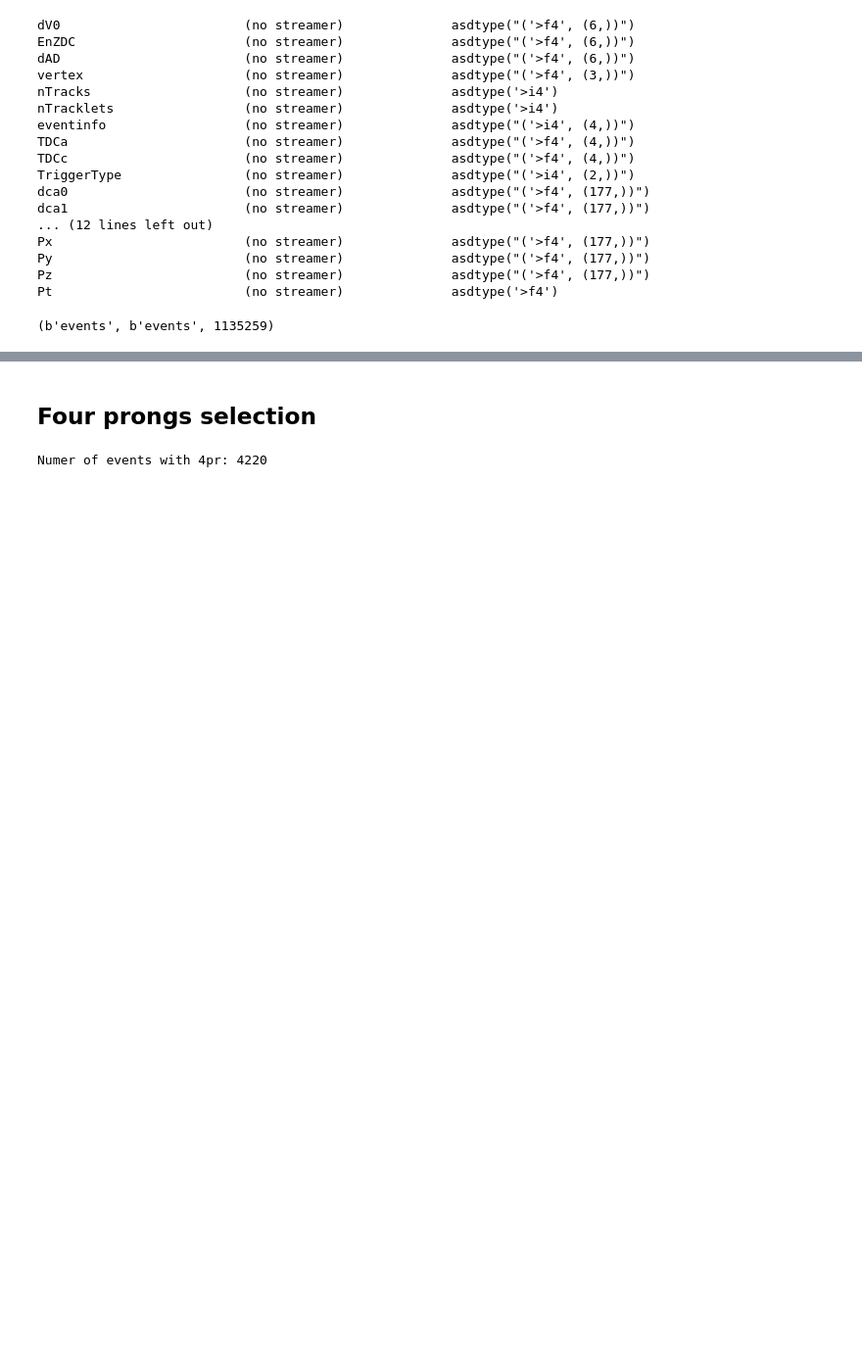
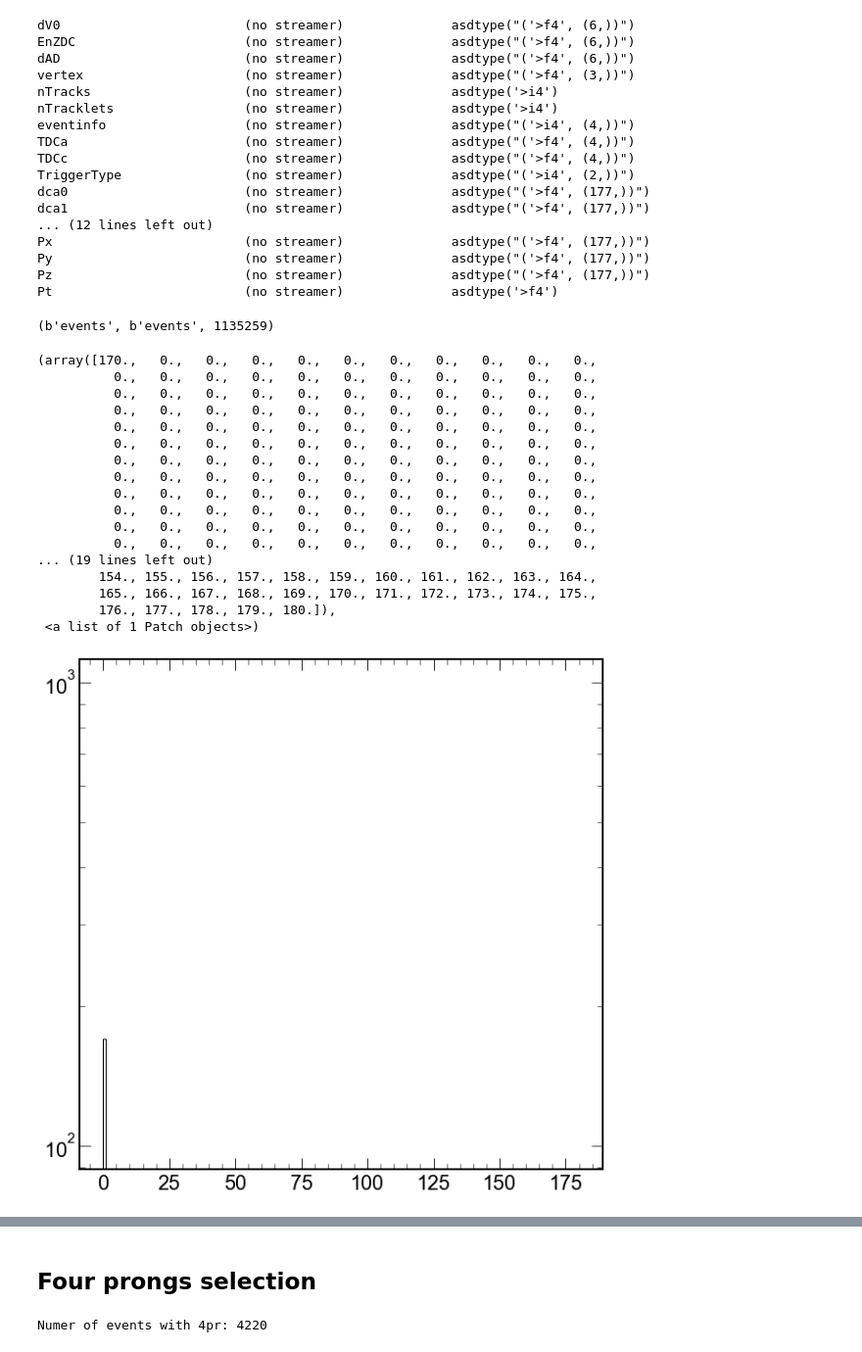
Before and after one commit to bdrum/cern-physics, a Jupyter notebook: notebooks/RhoPrime.ipynb, the cells around one changed output, grey strips where cells are left out. Shown at 98% size. Drawn from its saved outputs; the diff is of its cells as text; code cells hidden in the pictures; blank space fills up the shorter version.

```diff
--- a/notebooks/RhoPrime.ipynb
+++ b/notebooks/RhoPrime.ipynb
@@ -54,3 +54,26 @@ Py                         (no streamer)              asdtype("('>f4', (177,))")
 Pz                         (no streamer)              asdtype("('>f4', (177,))")
 Pt                         (no streamer)              asdtype('>f4')
 (b'events', b'events', 1135259)
+# %%
+counts, bins = np.histogram(events.array('nTracks').flatten(),bins=180, range=(0,180))
+plt.style.use(hep.style.ROOT)
+plt.hist(counts, bins=bins, log=True,histtype='step', color='black')
+# %% [output]
+(array([170.,   0.,   0.,   0.,   0.,   0.,   0.,   0.,   0.,   0.,   0.,
+          0.,   0.,   0.,   0.,   0.,   0.,   0.,   0.,   0.,   0.,   0.,
+          0.,   0.,   0.,   0.,   0.,   0.,   0.,   0.,   0.,   0.,   0.,
+          0.,   0.,   0.,   0.,   0.,   0.,   0.,   0.,   0.,   0.,   0.,
+          0.,   0.,   0.,   0.,   0.,   0.,   0.,   0.,   0.,   0.,   0.,
+          0.,   0.,   0.,   0.,   0.,   0.,   0.,   0.,   0.,   0.,   0.,
+          0.,   0.,   0.,   0.,   0.,   0.,   0.,   0.,   0.,   0.,   0.,
+          0.,   0.,   0.,   0.,   0.,   0.,   0.,   0.,   0.,   0.,   0.,
+          0.,   0.,   0.,   0.,   0.,   0.,   0.,   0.,   0.,   0.,   0.,
+          0.,   0.,   0.,   0.,   0.,   0.,   0.,   0.,   0.,   0.,   0.,
+          0.,   0.,   0.,   0.,   0.,   0.,   0.,   0.,   0.,   0.,   0.,
+          0.,   0.,   0.,   0.,   0.,   0.,   0.,   0.,   0.,   0.,   0.,
+... (19 lines left out)
+        154., 155., 156., 157., 158., 159., 160., 161., 162., 163., 164.,
+        165., 166., 167., 168., 169., 170., 171., 172., 173., 174., 175.,
+        176., 177., 178., 179., 180.]),
+ <a list of 1 Patch objects>)
+[figure, added]
```
Also changed, not shown: parts of 9 cells of this notebook, 1 other file.
